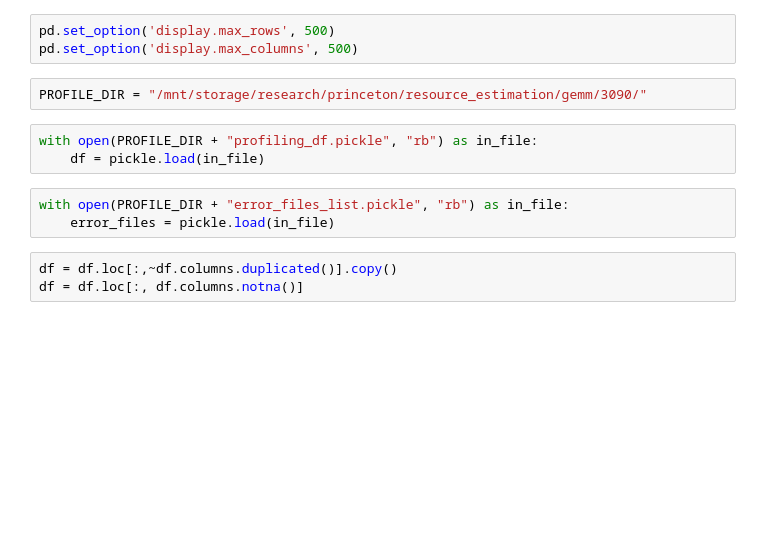
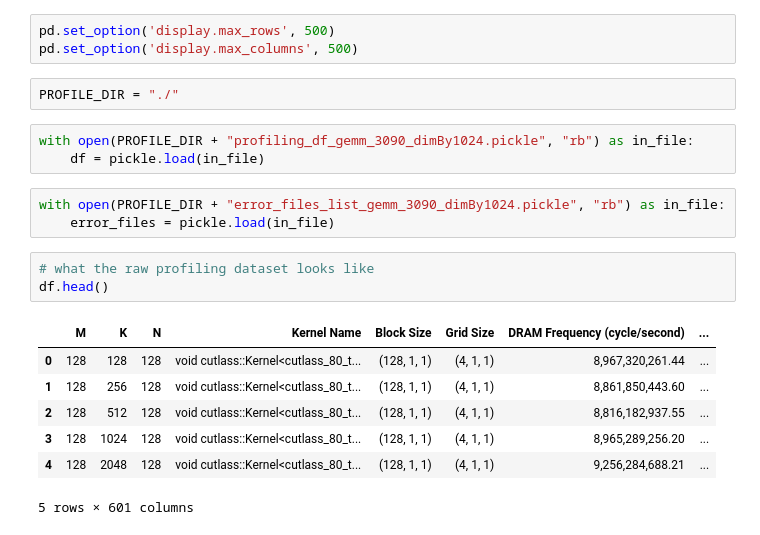
Before and after one commit to als244/ResourceEstimation, a Jupyter notebook: analyze_profiling_data.ipynb, the cells around one changed output. Drawn from its saved outputs; the diff is of its cells as text; blank space fills up the shorter version.

```diff
--- a/analyze_profiling_data.ipynb
+++ b/analyze_profiling_data.ipynb
@@ -6,13 +6,21 @@ import pickle
 pd.set_option('display.max_rows', 500)
 pd.set_option('display.max_columns', 500)
 # %%
-PROFILE_DIR = "/mnt/storage/research/princeton/resource_estimation/gemm/3090/"
+PROFILE_DIR = "./"
 # %%
-with open(PROFILE_DIR + "profiling_df.pickle", "rb") as in_file:
+with open(PROFILE_DIR + "profiling_df_gemm_3090_dimBy1024.pickle", "rb") as in_file:
     df = pickle.load(in_file)
 # %%
-with open(PROFILE_DIR + "error_files_list.pickle", "rb") as in_file:
+with open(PROFILE_DIR + "error_files_list_gemm_3090_dimBy1024.pickle", "rb") as in_file:
     error_files = pickle.load(in_file)
-# %%
-df = df.loc[:,~df.columns.duplicated()].copy()
-df = df.loc[:, df.columns.notna()]
+# %%
+# what the raw profiling dataset looks like
+df.head()
+# %% [output]
+|  | M | K | N | Kernel Name | Block Size | Grid Size | DRAM Frequency (cycle/second) | ... |
+| 0 | 128 | 128 | 128 | void cutlass::Kernel<cutlass_80_t... | (128, 1, 1) | (4, 1, 1) | 8,967,320,261.44 | ... |
+| 1 | 128 | 256 | 128 | void cutlass::Kernel<cutlass_80_t... | (128, 1, 1) | (4, 1, 1) | 8,861,850,443.60 | ... |
+| 2 | 128 | 512 | 128 | void cutlass::Kernel<cutlass_80_t... | (128, 1, 1) | (4, 1, 1) | 8,816,182,937.55 | ... |
+| 3 | 128 | 1024 | 128 | void cutlass::Kernel<cutlass_80_t... | (128, 1, 1) | (4, 1, 1) | 8,965,289,256.20 | ... |
+| 4 | 128 | 2048 | 128 | void cutlass::Kernel<cutlass_80_t... | (128, 1, 1) | (4, 1, 1) | 9,256,284,688.21 | ... |
+5 rows × 601 columns
```
Also changed, not shown: parts of 7 cells of this notebook.
